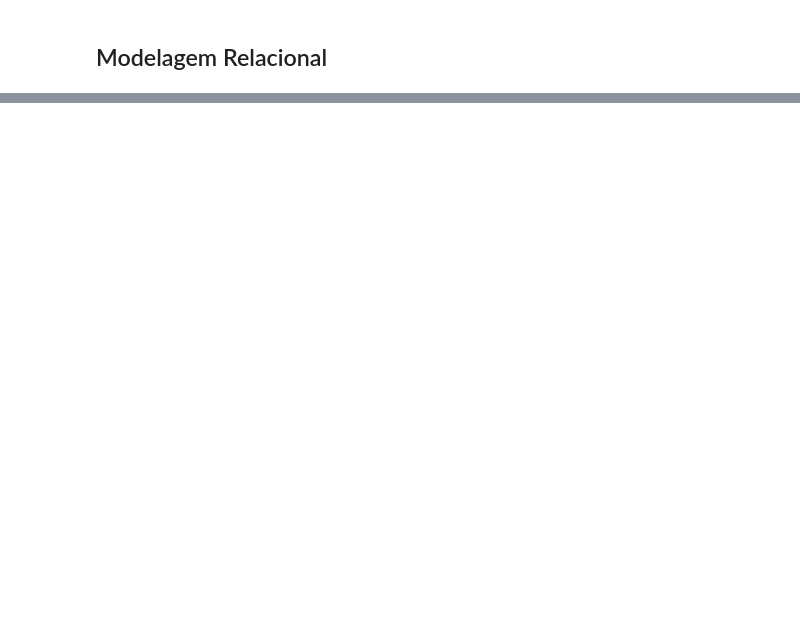
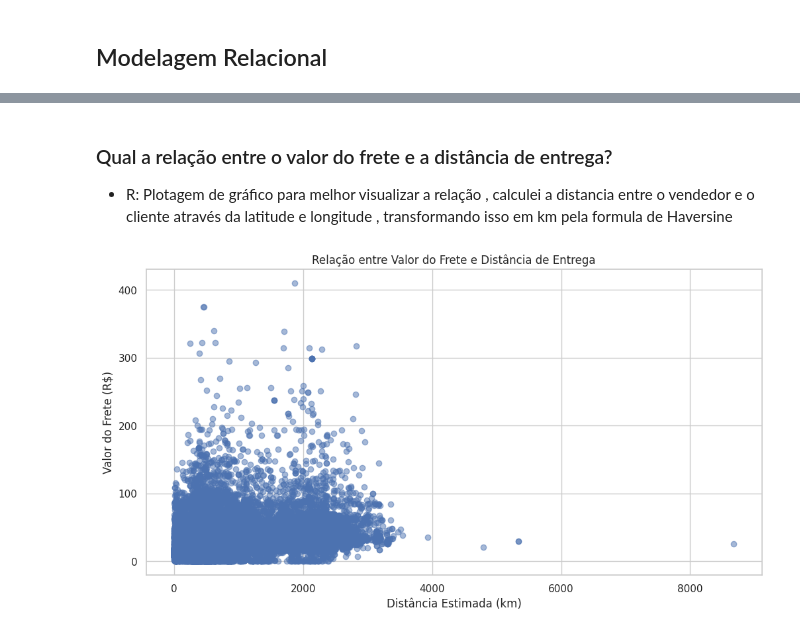
Before and after one commit to PierreOF/desafio-data-engineer, a Jupyter notebook: desafio-data-engineer.ipynb, the cells around one changed output, grey strips where cells are left out. Cells and saved outputs as stored; diff of their text form; code cells hidden in the pictures; blank space fills up the shorter version.

```diff
--- a/desafio-data-engineer.ipynb
+++ b/desafio-data-engineer.ipynb
@@ -126,0 +280,63 @@ order_reviews_df['review_answer_timestamp'] = pd.to_datetime(order_reviews_df['r
+# %% [markdown]
+### Qual a relação entre o valor do frete e a distância de entrega?
+
+- R: Plotagem de gráfico para melhor visualizar a relação , calculei a distancia entre o vendedor e o cliente através da latitude e longitude , transformando isso em km pela formula de Haversine
+# %%
+query = """
+WITH geo_avg AS (
+    SELECT
+        geolocation_zip_code_prefix AS zip_code_prefix,
+        AVG(geolocation_lat) AS lat,
+        AVG(geolocation_lng) AS lng
+    FROM geolocation
+    GROUP BY geolocation_zip_code_prefix
+),
+customer_coords AS (
+    SELECT
+        customer_id,
+        ga.lat AS cust_lat,
+        ga.lng AS cust_lng
+    FROM customers c
+    JOIN geo_avg ga ON c.customer_zip_code_prefix = ga.zip_code_prefix
+),
+seller_coords AS (
+    SELECT
+        seller_id,
+        ga.lat AS sell_lat,
+        ga.lng AS sell_lng
+    FROM sellers s
+    JOIN geo_avg ga ON s.seller_zip_code_prefix = ga.zip_code_prefix
+),
+freight_distance AS (
+    SELECT
+        oi.freight_value,
+        6371 * 2 *
+        ASIN(
+            SQRT(
+                POWER(SIN(RADIANS((sc.sell_lat - cc.cust_lat) / 2)), 2) +
+                COS(RADIANS(cc.cust_lat)) * COS(RADIANS(sc.sell_lat)) *
+                POWER(SIN(RADIANS((sc.sell_lng - cc.cust_lng) / 2)), 2)
+            )
+        ) AS distancia_km
+    FROM order_items oi
+    JOIN orders o ON oi.order_id = o.order_id
+    JOIN customer_coords cc ON o.customer_id = cc.customer_id
+    JOIN seller_coords sc ON oi.seller_id = sc.seller_id
+)
+SELECT freight_value, distancia_km
+FROM freight_distance
+WHERE distancia_km IS NOT NULL;
+"""
+
+
+df = pd.read_sql_query(query, conn)
+
+plt.figure(figsize=(12,6))
+plt.scatter(df['distancia_km'], df['freight_value'], alpha=0.5)
+plt.title('Relação entre Valor do Frete e Distância de Entrega')
+plt.xlabel('Distância Estimada (km)')
+plt.ylabel('Valor do Frete (R$)')
+plt.grid(True)
+plt.show()
+# %% [output]
+[figure, added]
```
Also changed, not shown: parts of 41 cells of this notebook, 2 other files.
